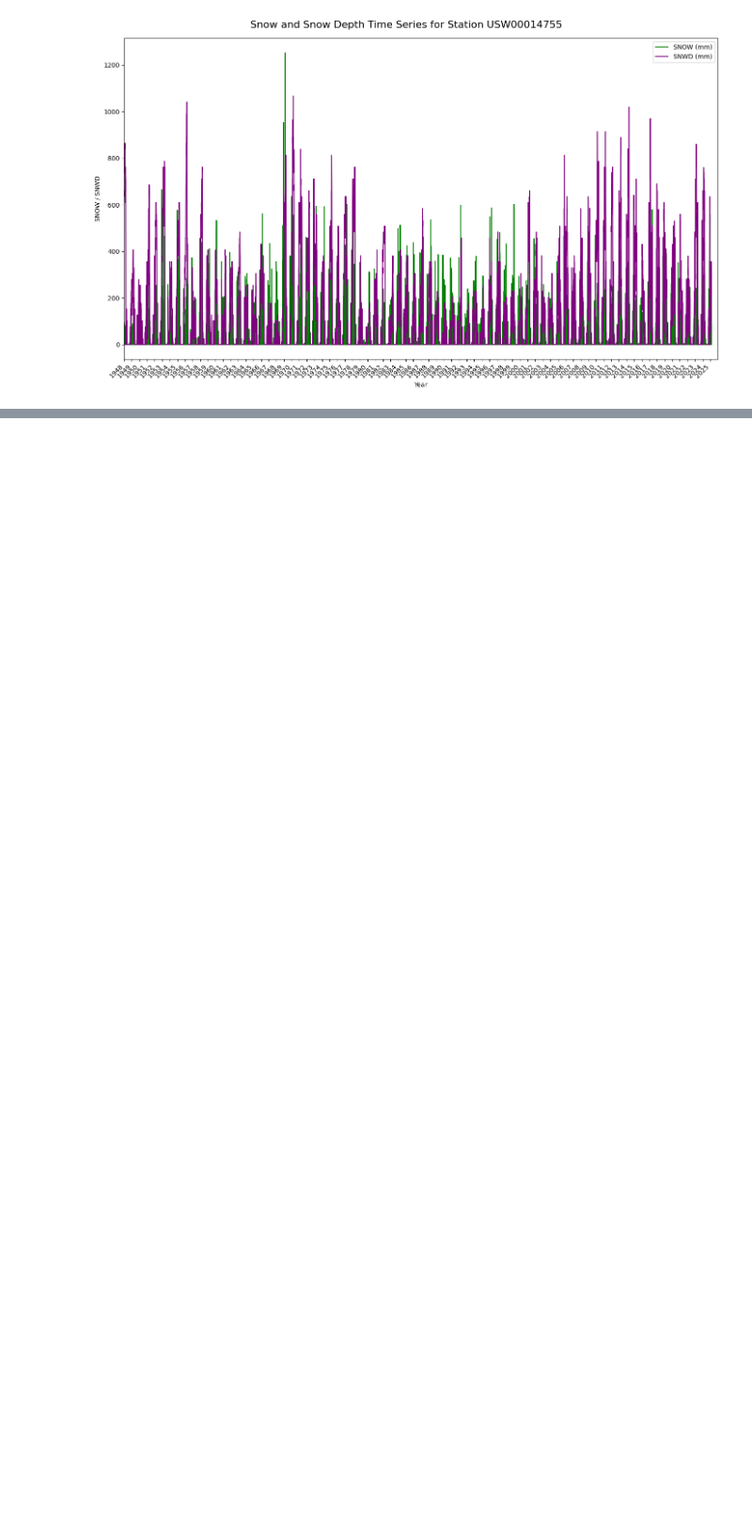
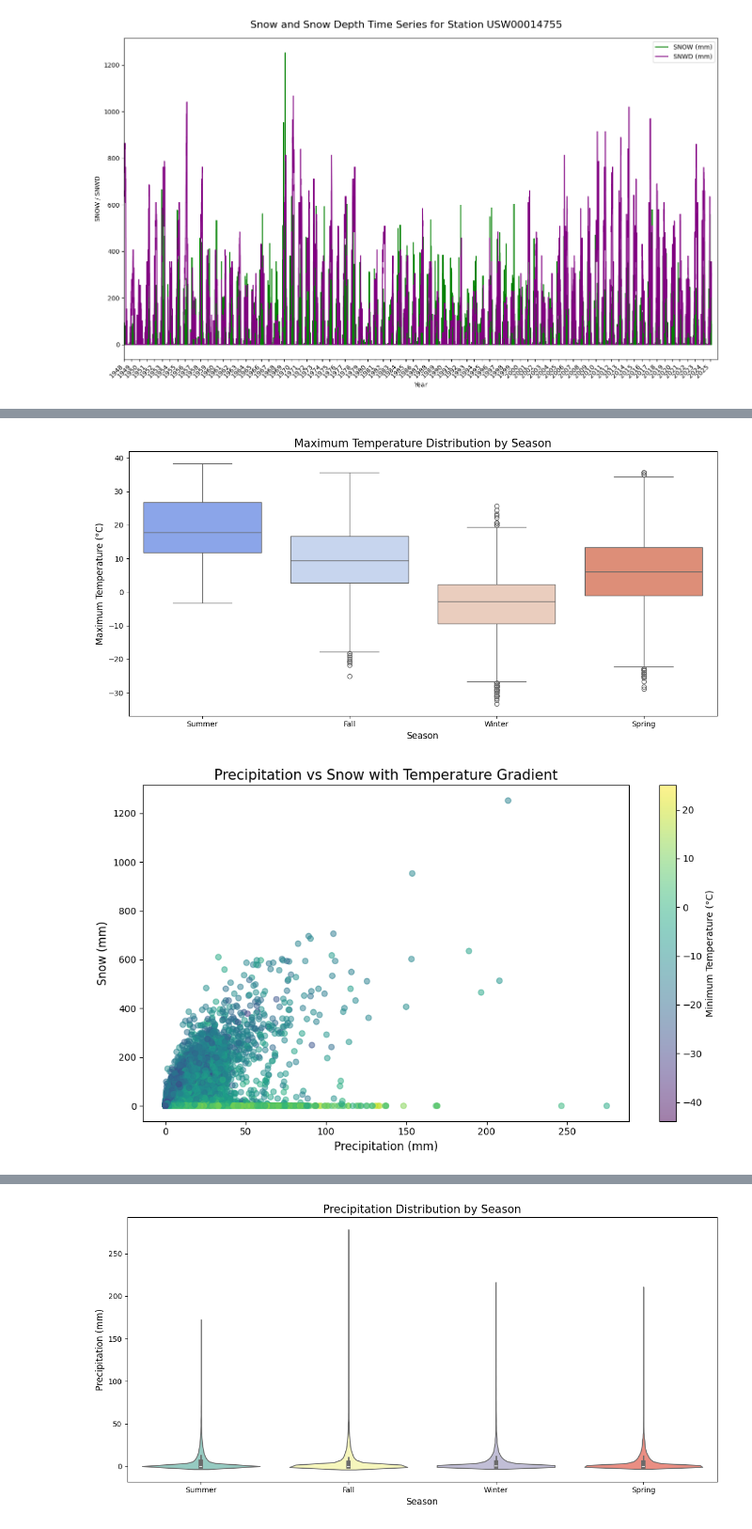
Before and after one commit to loki-k4/BlizzardX, a Jupyter notebook: project.ipynb, the cells around one changed output, grey strips where cells are left out. Shown at 94% size. Cells and saved outputs as stored; diff of their text form; code cells hidden in the pictures; blank space fills up the shorter version.

Commit message:
Visualizations after cleaning the data

```diff
--- a/project.ipynb
+++ b/project.ipynb
@@ -650,3 +632,81 @@ df.head()
 | 2 | 2008-07-03 | USC00272302 | 42.8267 | -71.6261 | 73.2 | NH E MILFORD | Summer | 12.8 | 27.8 | 8.1 | ... |
 | 3 | 2008-07-04 | USC00272302 | 42.8267 | -71.6261 | 73.2 | NH E MILFORD | Summer | 16.1 | 30.6 | 16.3 | ... |
 | 4 | 2008-07-05 | USC00272302 | 42.8267 | -71.6261 | 73.2 | NH E MILFORD | Summer | 16.1 | 22.8 | 0.0 | ... |
+# %%
+import pandas as pd
+import matplotlib.pyplot as plt
+import seaborn as sns
+
+# Read the cleaned data
+df = pd.read_csv('Data/Cleaned_Final.csv')
+df['DATE'] = pd.to_datetime(df['DATE'])
+
+# 1. Seasonal Temperature Distribution Boxplot
+plt.figure(figsize=(12, 6))
+sns.boxplot(x='Season', y='TMAX', data=df, palette='coolwarm')
+plt.title('Maximum Temperature Distribution by Season', fontsize=15)
+plt.xlabel('Season', fontsize=12)
+plt.ylabel('Maximum Temperature (°C)', fontsize=12)
+plt.tight_layout()
+plt.show()
+
+# 2. Precipitation and Snow Scatter Plot
+plt.figure(figsize=(10, 6))
+plt.scatter(df['PRCP'], df['SNOW'], alpha=0.5, c=df['TMIN'], cmap='viridis')
+plt.colorbar(label='Minimum Temperature (°C)')
+plt.title('Precipitation vs Snow with Temperature Gradient', fontsize=15)
+plt.xlabel('Precipitation (mm)', fontsize=12)
+plt.ylabel('Snow (mm)', fontsize=12)
+plt.tight_layout()
+plt.show()
+
+# 4. Heatmap of Correlations
+plt.figure(figsize=(10, 8))
+correlation_matrix = df[['TMIN', 'TMAX', 'PRCP', 'SNOW', 'SNWD']].corr()
+sns.heatmap(correlation_matrix, annot=True, cmap='coolwarm', center=0, vmin=-1, vmax=1)
+plt.title('Correlation Heatmap of Weather Variables', fontsize=15)
+plt.tight_layout()
+plt.show()
+
+# 5. Violin Plot of Seasonal Precipitation
+plt.figure(figsize=(12, 6))
+sns.violinplot(x='Season', y='PRCP', data=df, palette='Set3')
+plt.title('Precipitation Distribution by Season', fontsize=15)
+plt.xlabel('Season', fontsize=12)
+plt.ylabel('Precipitation (mm)', fontsize=12)
+plt.tight_layout()
+plt.show()
+
+# 6. Snow Depth by Season
+plt.figure(figsize=(12, 6))
+sns.boxplot(x='Season', y='SNWD', data=df, palette='YlGnBu')
+plt.title('Snow Depth Distribution by Season', fontsize=15)
+plt.xlabel('Season', fontsize=12)
+plt.ylabel('Snow Depth (mm)', fontsize=12)
+plt.tight_layout()
+plt.show()
+
+# 7. Temperature Range by Season
+plt.figure(figsize=(12, 6))
+df['Temp_Range'] = df['TMAX'] - df['TMIN']
+sns.boxplot(x='Season', y='Temp_Range', data=df, palette='RdYlBu')
+plt.title('Daily Temperature Range by Season', fontsize=15)
+plt.xlabel('Season', fontsize=12)
+plt.ylabel('Temperature Range (°C)', fontsize=12)
+plt.tight_layout()
+plt.show()
+
+# 8. Scatter Plot of Temperature vs Precipitation
+plt.figure(figsize=(10, 6))
+scatter = plt.scatter(df['TMAX'], df['PRCP'], alpha=0.5,
+                      c=df['Season'].astype('category').cat.codes,
+                      cmap='viridis')
+plt.colorbar(scatter, label='Season')
+plt.title('Maximum Temperature vs Precipitation by Season', fontsize=15)
+plt.xlabel('Maximum Temperature (°C)', fontsize=12)
+plt.ylabel('Precipitation (mm)', fontsize=12)
+plt.tight_layout()
+plt.show()
+# %% [output]
+[figure, added]
+[figure, added]
@@ -652,0 +714 @@ df.head()
+[figure, added]
```
Also changed, not shown: parts of 3 cells of this notebook.
